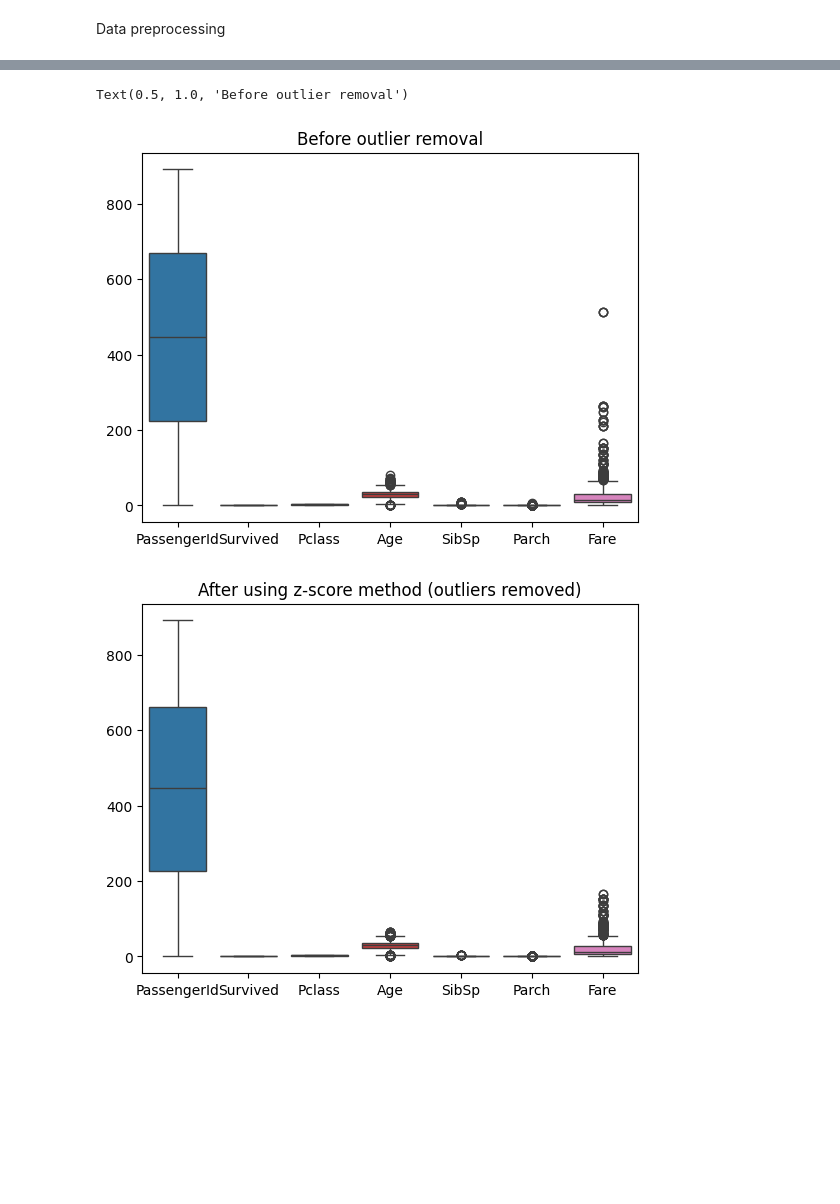
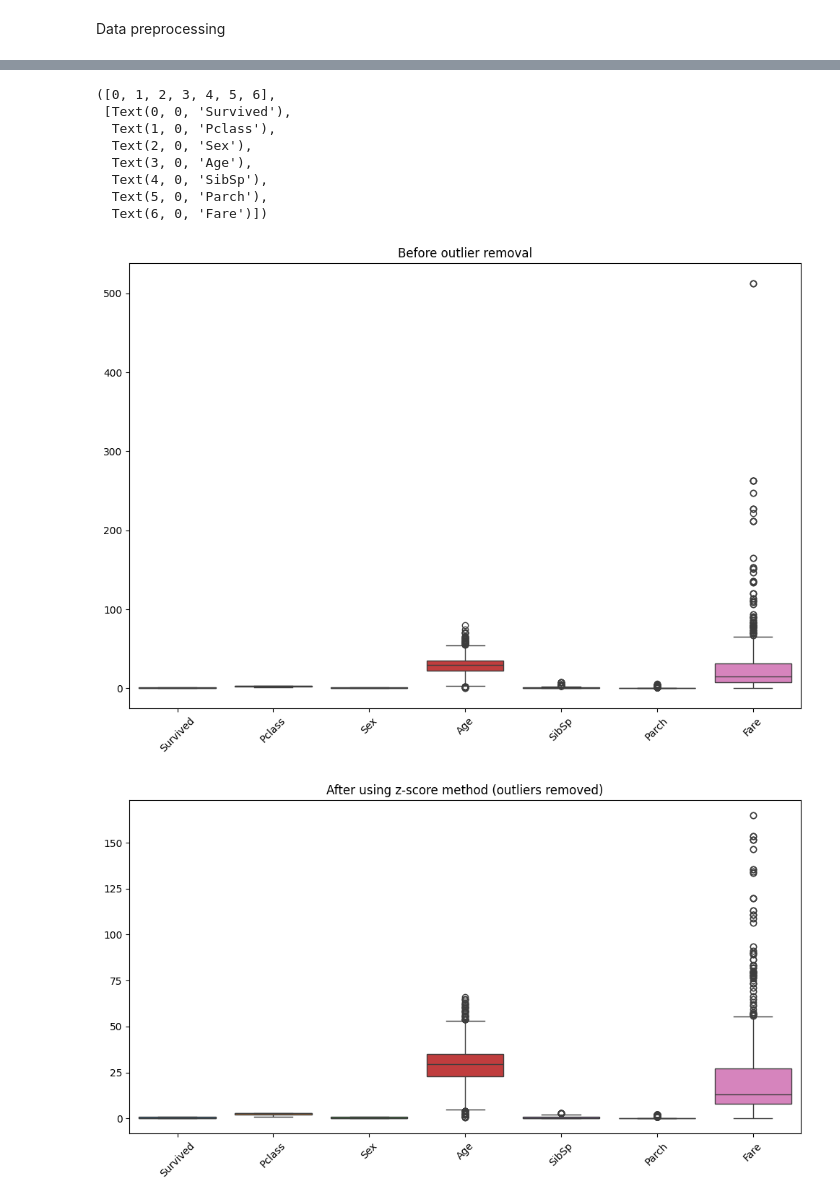
Before and after one commit to DawidK4/MyNotebooks, a Jupyter notebook: Titanic/titanic.ipynb, the cells around one changed output, grey strips where cells are left out. Saved outputs shown, nothing was run; the diff lists cells and outputs as text; code cells hidden in the pictures; blank space fills up the shorter version.

```diff
--- a/Titanic/titanic.ipynb
+++ b/Titanic/titanic.ipynb
@@ -98,14 +98,19 @@ Embarked         2
 dtype: int64
 # %% [markdown]
 Data preprocessing
-# %%
-# Replacing NaN values
-
-mean_age = train['Age'].mean()
-train['Age'] = train['Age'].fillna(mean_age)
-
-most_frequent_cabin_val = train['Cabin'].mode()[0]
-train['Cabin'] = train['Cabin'].fillna(str(most_frequent_cabin_val[:4]))
-
-most_frequent_embarked_val = train['Embarked'].mode()[0]
-train['Embarked'] = train['Embarked'].fillna(most_frequent_cabin_val)
+# %%
+# Dropping irrelevant columns like ticket and name
+train.drop(columns=['Name', 'Ticket'], inplace=True)
+
+# Converting catogerical variables to numbers
+train['Sex'] = train['Sex'].map({'male': 0, 'female': 1})
+
+train["Embarked"].fillna(train["Embarked"].mode()[0], inplace=True)
+train = pd.get_dummies(train, columns=["Embarked"], drop_first=True)
+
+train["Cabin"] = train["Cabin"].fillna("Unknown").astype(str).str[0]
+train = pd.get_dummies(train, columns=["Cabin"], drop_first=True)
+
+train['Age'].fillna(train['Age'].mean(), inplace=True)
+
+train.dtypes
@@ -112,9 +149,22 @@ train['Embarked'] = train['Embarked'].fillna(most_frequent_cabin_val)
+# %%
+train_original = train
+train = train.select_dtypes(include=[np.number])
+train.drop(columns=['PassengerId'], inplace=True) # inplace=True makes modifies the train df without copying it and returning a new one
 # %%
+plt.figure(figsize=(12, 8))
 sns.boxplot(data=train)
 plt.title("Before outlier removal")
+plt.xticks(rotation=45)
 # %% [output]
-Text(0.5, 1.0, 'Before outlier removal')
+([0, 1, 2, 3, 4, 5, 6],
+ [Text(0, 0, 'Survived'),
+  Text(1, 0, 'Pclass'),
+  Text(2, 0, 'Sex'),
+  Text(3, 0, 'Age'),
+  Text(4, 0, 'SibSp'),
+  Text(5, 0, 'Parch'),
+  Text(6, 0, 'Fare')])
-[figure, old version]
+[figure, new version]
 # %%
 # Outlier removal using z-score method
 from scipy import stats
@@ -124,11 +174,13 @@ outliers = (z_scores > 3)
 
 train_zscore = train[~outliers.any(axis=1)]
 
+plt.figure(figsize=(12, 6))
 sns.boxplot(data=train_zscore)
 plt.title("After using z-score method (outliers removed)")
+plt.xticks(rotation=45)
 plt.show()
 # %% [output]
-[figure, old version]
+[figure, new version]
 # %%
 # Determining outliers using IQR method
 numeric_train = train.select_dtypes(include=['number'])
```
Also changed, not shown: parts of 5 cells of this notebook.
